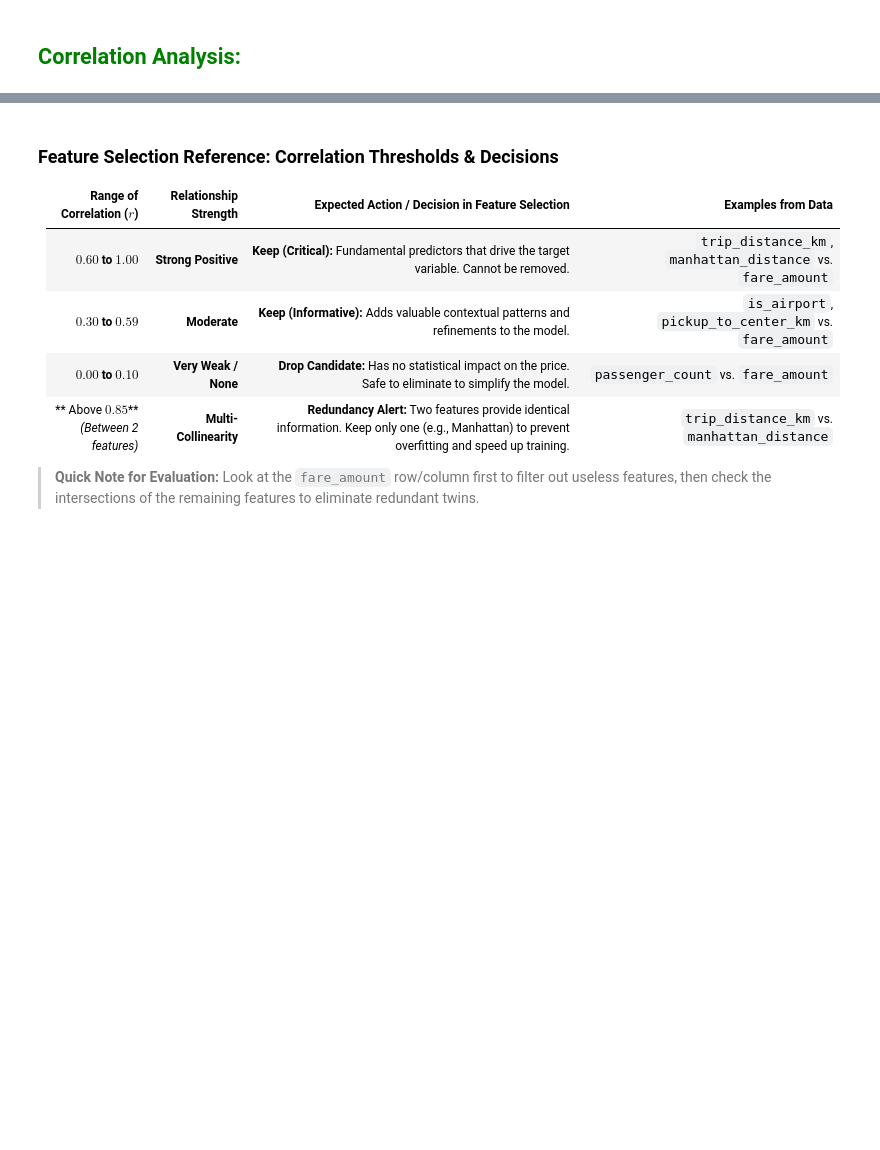
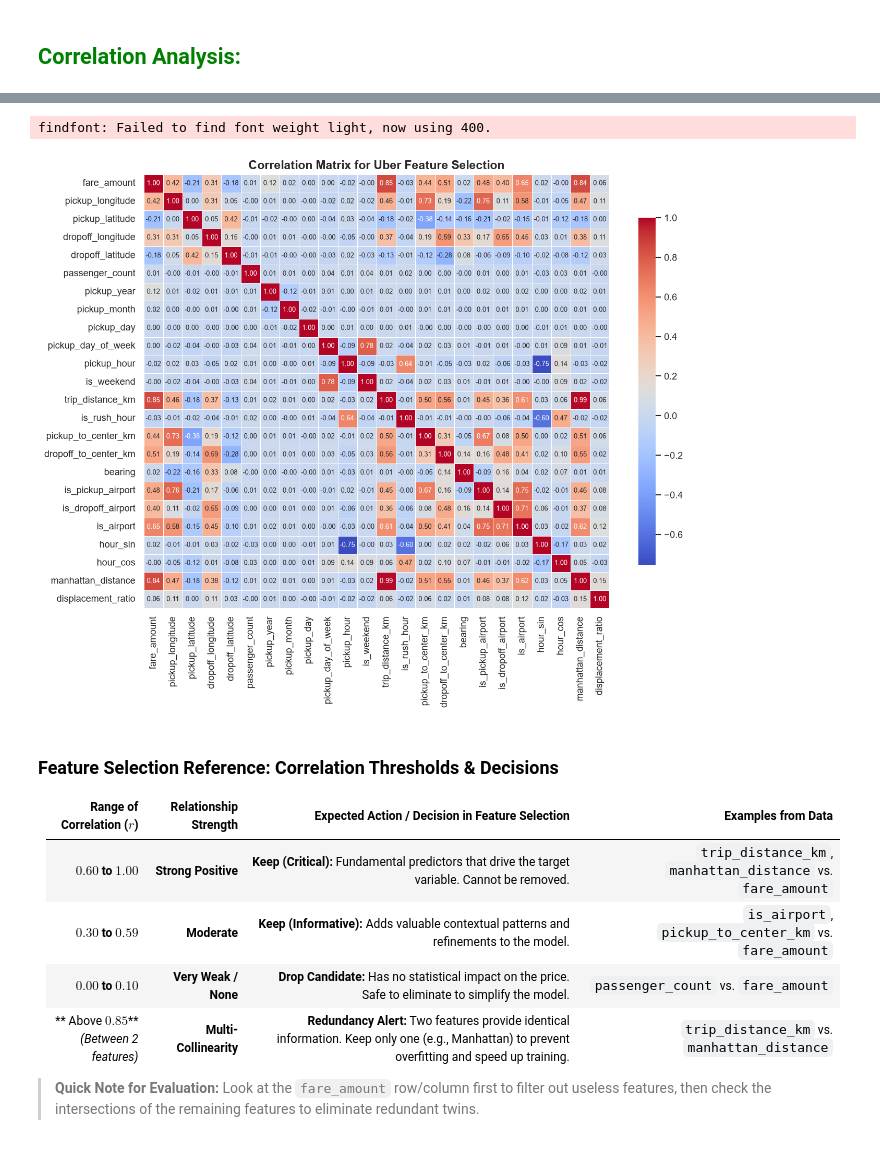
Before and after one commit to mariemmohie4-coder/Uber-Fare-Prediction-ML, a Jupyter notebook: notebooks/Feature_selection.ipynb, the cells around one changed output, grey strips where cells are left out. Cells and saved outputs as stored; diff of their text form; code cells hidden in the pictures; blank space fills up the shorter version.

```diff
--- a/notebooks/Feature_selection.ipynb
+++ b/notebooks/Feature_selection.ipynb
@@ -37,3 +37,14 @@ plt.show()
+# %%
+
+
+corr_matrix = df.corr(numeric_only = True)
+plt.figure(figsize=(12, 9))
+sns.heatmap(corr_matrix, annot=True, cmap='coolwarm', fmt=".2f", linewidths=0.5, annot_kws={"size": 8, "weight": "light"}, cbar_kws={"shrink": 0.8})
+plt.title("Correlation Matrix for Uber Feature Selection", fontsize=14, fontweight='bold')
+plt.show()
+# %% [output]
+findfont: Failed to find font weight light, now using 400.
+[figure, added]
 # %% [markdown]
 ### Feature Selection Reference: Correlation Thresholds & Decisions
 
```
Also changed, not shown: parts of 3 cells of this notebook.
